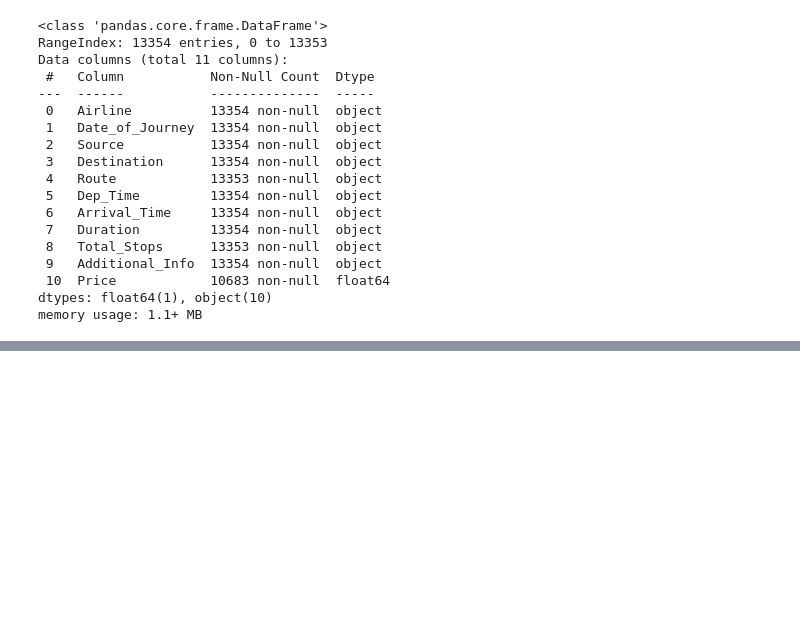
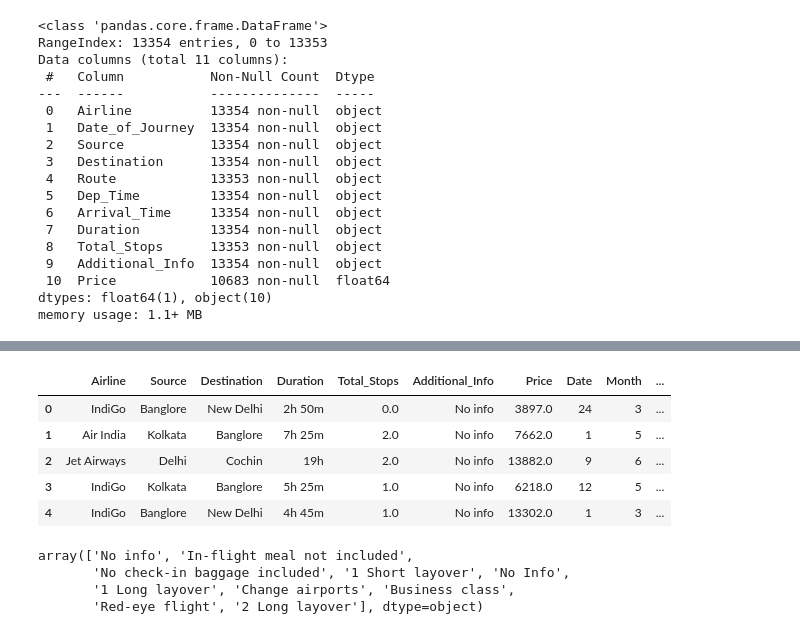
Before and after one commit to mhdnihas/Sample_Projects_DataScience, a Jupyter notebook: flight_prediction.ipynb, the cells around one changed output, grey strips where cells are left out. Cells and saved outputs as stored; diff of their text form; code cells hidden in the pictures; blank space fills up the shorter version.

```diff
--- a/flight_prediction.ipynb
+++ b/flight_prediction.ipynb
@@ -85,0 +319,16 @@ final_df['Year']=final_df['Date_of_Journey'].apply(lambda x:x.split('/')[2])
+# %%
+final_df.head()
+# %% [output]
+|  | Airline | Source | Destination | Duration | Total_Stops | Additional_Info | Price | Date | Month | ... |
+| 0 | IndiGo | Banglore | New Delhi | 2h 50m | 0.0 | No info | 3897.0 | 24 | 3 | ... |
+| 1 | Air India | Kolkata | Banglore | 7h 25m | 2.0 | No info | 7662.0 | 1 | 5 | ... |
+| 2 | Jet Airways | Delhi | Cochin | 19h | 2.0 | No info | 13882.0 | 9 | 6 | ... |
+| 3 | IndiGo | Kolkata | Banglore | 5h 25m | 1.0 | No info | 6218.0 | 12 | 5 | ... |
+| 4 | IndiGo | Banglore | New Delhi | 4h 45m | 1.0 | No info | 13302.0 | 1 | 3 | ... |
+# %%
+final_df['Additional_Info'].unique()
+# %% [output]
+array(['No info', 'In-flight meal not included',
+       'No check-in baggage included', '1 Short layover', 'No Info',
+       '1 Long layover', 'Change airports', 'Business class',
+       'Red-eye flight', '2 Long layover'], dtype=object)
```
Also changed, not shown: parts of 50 cells of this notebook.
